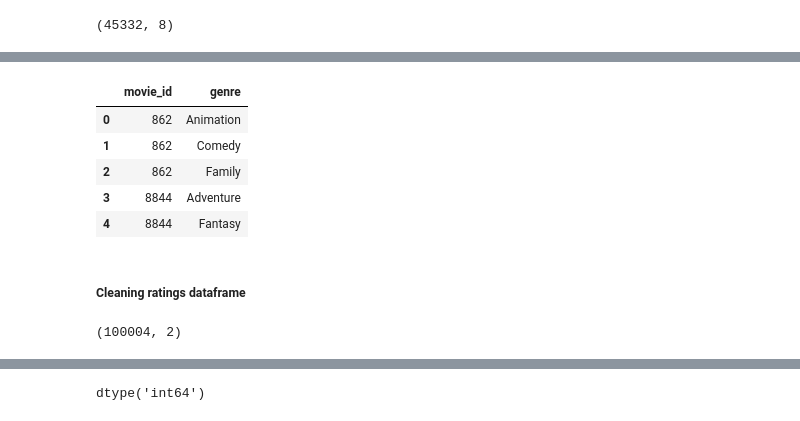
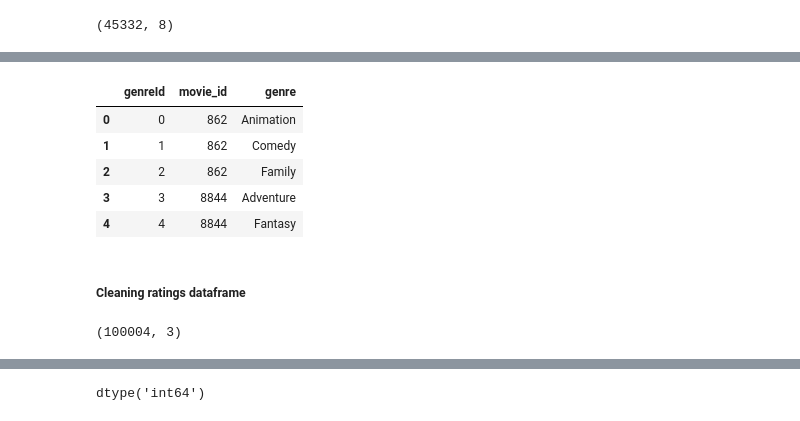
Before and after one commit to bsdutton/PROJECT2---ETL, a Jupyter notebook: ETL_ali_yuntian_Vasanta.ipynb, the cells around one changed output, grey strips where cells are left out. Cells and saved outputs as stored; diff of their text form; code cells hidden in the pictures.

```diff
--- a/ETL_ali_yuntian_Vasanta.ipynb
+++ b/ETL_ali_yuntian_Vasanta.ipynb
@@ -117,41 +117,44 @@ movies_genre_df.head(10)
 # %%
 # The genres column is string, so transform the genres column into json so that we can reference as a list.
 # First replace all single quote to double quote to satisfy json format.
 movies_genre_df['genres'] = movies_genre_df['genres'].str.replace("'",'"')
 
 # Create an empty list to store json result:
 genre_list_name = []
 genre_list_temp = []
 genre_list_id = []
 # Load each row into json format, and store into the list:
 for index, row in movies_genre_df.iterrows():
     genre_list_temp = json.loads(row['genres'])
     for item in genre_list_temp:
         genre_list_name.append(item['name'])
         genre_list_id.append(row['id'])
     # create list of dictionaries with the genre name and movie id
 genre_list_dict = []
 for i in range(len(genre_list_name)):
     genre_list_dict.append({'movie_id': genre_list_id[i],'genre': genre_list_name[i] })
 # create a dataframe from the list of dictionaries
 genre_list_df = pd.DataFrame(genre_list_dict)
 genre_list_df.head()
+genre_list_df.reset_index(inplace=True)
+genre_list_df = genre_list_df.rename(columns = {'index':'genreId'})
+genre_list_df.head()
 # %% [output]
-|  | movie_id | genre |
-| 0 | 862 | Animation |
-| 1 | 862 | Comedy |
-| 2 | 862 | Family |
-| 3 | 8844 | Adventure |
-| 4 | 8844 | Fantasy |
+|  | genreId | movie_id | genre |
+| 0 | 0 | 862 | Animation |
+| 1 | 1 | 862 | Comedy |
+| 2 | 2 | 862 | Family |
+| 3 | 3 | 8844 | Adventure |
+| 4 | 4 | 8844 | Fantasy |
 # %% [markdown]
 ##### Cleaning ratings dataframe
 # %%
 # Create a new dataframe for ratings with only the columns we need
-ratings_df = ratings_small_df[["movieId", "rating"]]
+ratings_df = ratings_small_df[["userId", "movieId", "rating"]]
 #ratings_df.head()
 ratings_df.shape
 # %% [output]
-(100004, 2)
+(100004, 3)
 # %%
 # Remove the rows with null values
 ratings_df = ratings_df.dropna()
```
Also changed, not shown: parts of 10 cells of this notebook, 1 other file.
